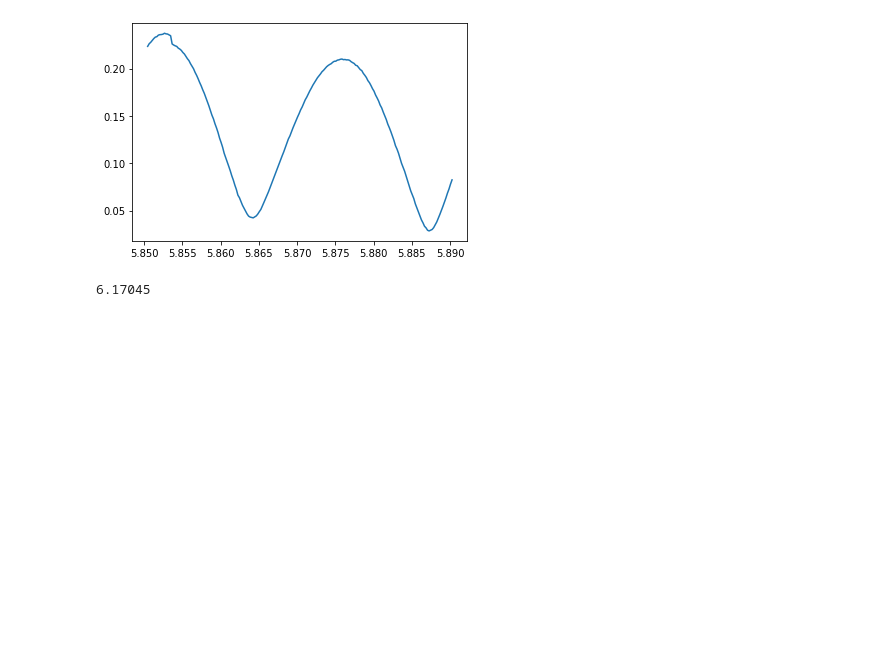
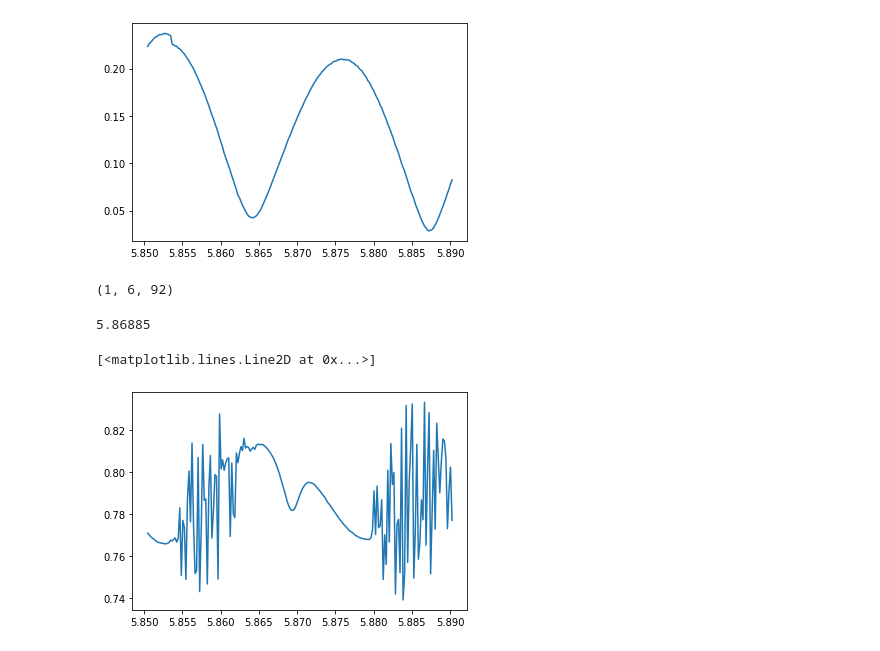
Before and after one commit to biqute/QTLab2122, a Jupyter notebook: SingleIRsource/analysis/analysis.ipynb, the cells around one changed output. Cells and saved outputs as stored; diff of their text form; code cells hidden in the pictures; blank space fills up the shorter version.

```diff
--- a/SingleIRsource/analysis/analysis.ipynb
+++ b/SingleIRsource/analysis/analysis.ipynb
@@ -56,7 +55,23 @@ plt.plot(x,(np.array(Q_new)**2+np.array(I_new)**2)**0.5)
 # %% [output]
 [<matplotlib.lines.Line2D at 0x...>]
 [figure]
+# %%
+def find_max_der(i,q, begin=90, end=110):
+    der_i = np.diff(i[begin:end])
+    der_q = np.diff(q[begin:end])
+    max_i = np.argmin(der_i)
+    max_q = np.argmin(der_q)
+    index = round(begin + abs(max_q - max_i)/2)
+    return max_i, max_q, index
+print(find_max_der(I_mean,Q_mean))
+# %% [output]
+(1, 6, 92)
 # %%
-x[4000]
+x[92]
 # %% [output]
-6.17045
+5.86885
+# %%
+plt.plot(x, np.arctan((np.array(Q_mean)-1)/(np.array(I_mean)-1)))
+# %% [output]
+[<matplotlib.lines.Line2D at 0x...>]
+[figure, added]
```
Also changed, not shown: parts of 2 cells of this notebook, 1 other file.
